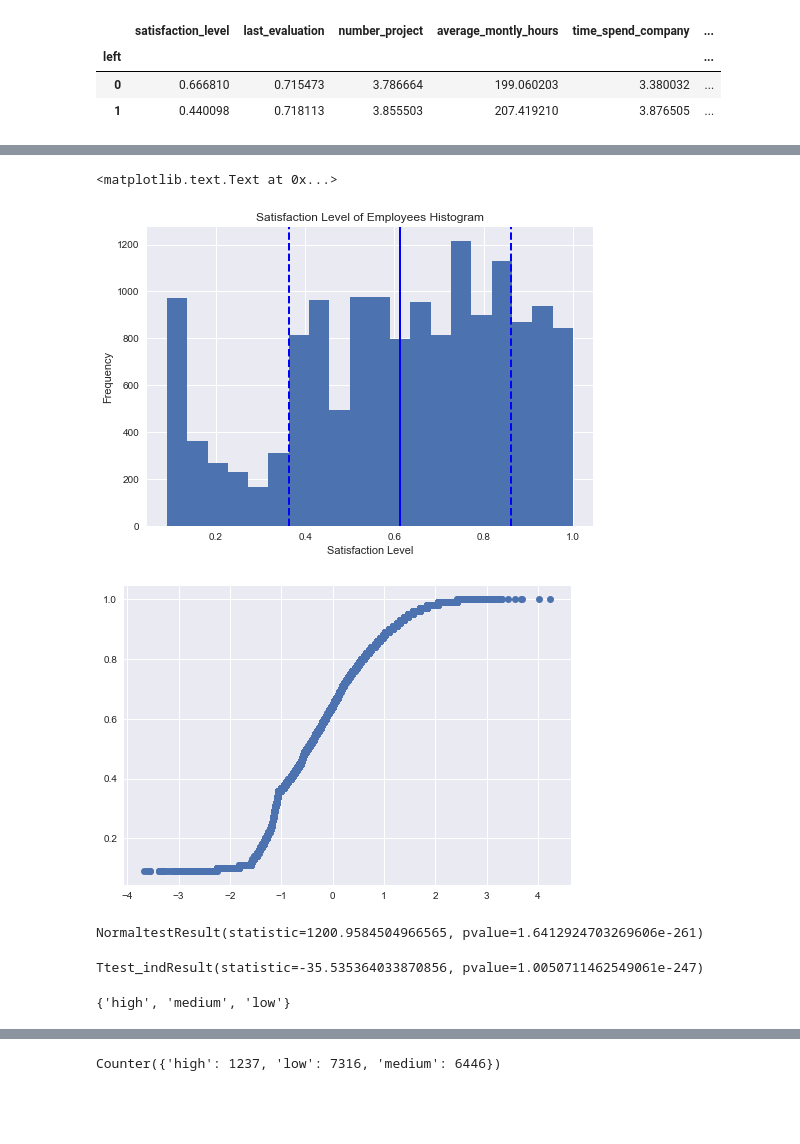
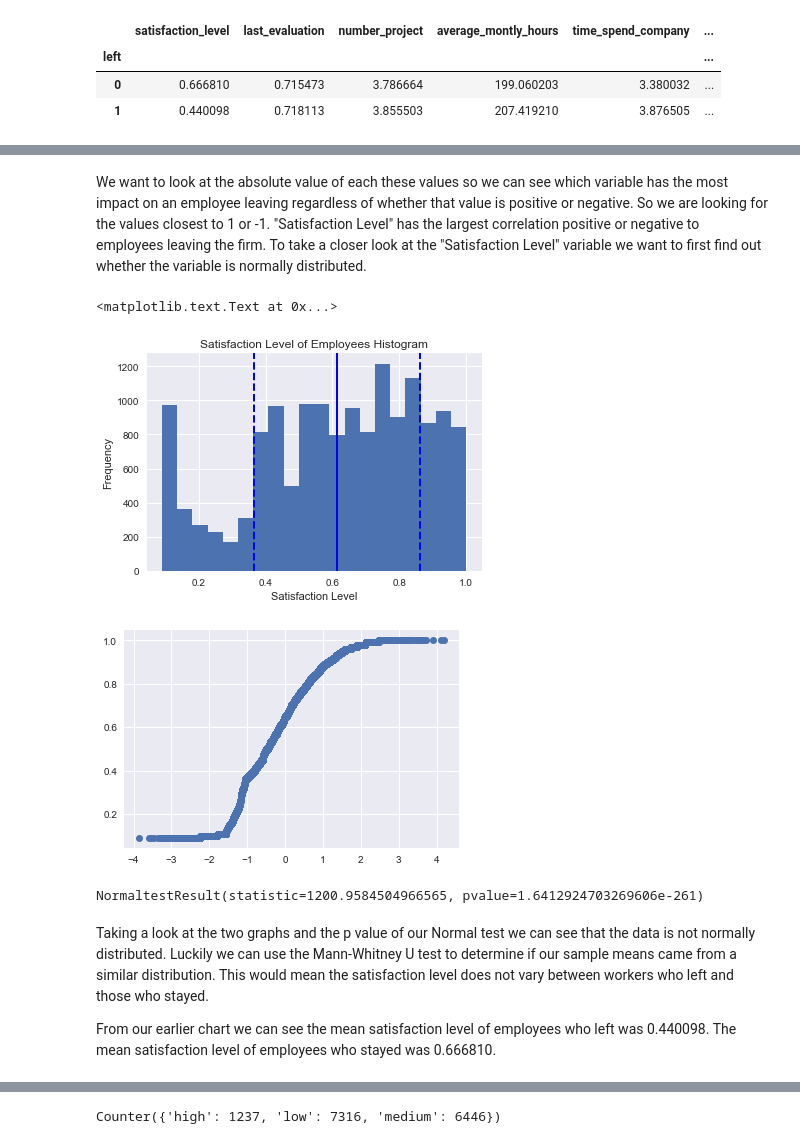
Before and after one commit to conb1299/Draft-1, a Jupyter notebook: Draft 1.ipynb, the cells around one changed output, grey strips where cells are left out. Saved outputs shown, nothing was run; the diff lists cells and outputs as text; code cells hidden in the pictures; blank space fills up the shorter version.

```diff
--- a/Draft 1.ipynb
+++ b/Draft 1.ipynb
@@ -84,0 +73,4 @@ corrframe
+# %%
+df.columns= ['Satisfaction Level', 'Last Evaluation','Number of Projects','Monthly Hours', 'Years at Company', 'Work Accident', 'Left', 'Promotion', 'Sales', 'Salary']
+corrframe = pd.DataFrame(df.corr())
+corrframe
@@ -109,15 +112,18 @@ Name: left, dtype: float64
+# %% [markdown]
+We want to look at the absolute value of each these values so we can see which variable has the most impact on an employee leaving regardless of whether that value is positive or negative. So we are looking for the values closest to 1 or -1.
+"Satisfaction Level" has the largest correlation positive or negative to employees leaving the firm. To take a closer look at the "Satisfaction Level" variable we want to first find out whether the variable is normally distributed.
 # %%
-satis = df['satisfaction_level']
+satis = df['Satisfaction Level']
 plt.hist(satis, bins=20)
 plt.axvline(satis.mean(), color='b', linestyle='solid', linewidth=2)
 plt.axvline(satis.mean() + satis.std(), color='b', linestyle='dashed', linewidth=2)
 plt.axvline(satis.mean()-satis.std(), color='b', linestyle='dashed', linewidth=2)
 plt.title('Satisfaction Level of Employees Histogram')
 plt.xlabel('Satisfaction Level')
 plt.ylabel('Frequency')
 # %% [output]
 <matplotlib.text.Text at 0x...>
-[figure, old version]
+[figure, new version]
 # %%
 satis_1 = sorted(satis)
 norm = np.random.normal(0, 1, 14999)
@@ -126,33 +132,14 @@ norm_1 = sorted(norm)
 plt.plot(norm_1, satis_1, "o")
 plt.show()
 # %% [output]
-[figure, old version]
+[figure, new version]
-# %%
-import scipy.stats as stats
-stats.normaltest(satis)
-#Taking a look at the two graphs and the p value of our Normal test we can see that the data is not normally distributed.
-#Despite the non normal distribution if we separate the means of both employees who left and those who didn't
-#we can take a t-test to try and determine significance due to the high sample size.
-# %% [output]
-NormaltestResult(statistic=1200.9584504966565, pvalue=1.6412924703269606e-261)
-# %%
-#From our earlier chart we can see the mean satisfaction level of employees who left was 0.440098.
-#The mean satisfaction level of employees who stayed was 0.666810.
-satis_left = df[df['left']==1]['satisfaction_level']
-satis_stay = df[df['left']==0]['satisfaction_level']
-#print(satis_left)
-#print (satis_stay)
-
-from scipy.stats import ttest_ind, ttest_ind_from_stats
-ttest_ind(satis_left, satis, equal_var=False)
-#Our t test stat is -35.5 with a very small p value. This tells us that satisfaction level of employees who left is indeed
-#statistically lower than the satisfcation level of all the employees as a whole.
-# %% [output]
-Ttest_indResult(statistic=-35.535364033870856, pvalue=1.0050711462549061e-247)
-# %%
-#Next we want to look at the salaries of the employees and see if more money can be spent on payroll to entice workers to stay.
-salary = df['salary']
-x = set(salary)
-print (x)
-# %% [output]
-{'high', 'medium', 'low'}
+# %%
+import scipy.stats as stats
+stats.normaltes
+# %% [output]
+NormaltestResult(statistic=1200.9584504966565, pvalue=1.6412924703269606e-261)
+# %% [markdown]
+Taking a look at the two graphs and the p value of our Normal test we can see that the data is not normally distributed. Luckily we can use the Mann-Whitney U test to determine if our sample means came from a similar distribution. This would mean the satisfaction level does not vary between workers who left and those who stayed.
+
+From our earlier chart we can see the mean satisfaction level of employees who left was 0.440098.
+The mean satisfaction level of employees who stayed was 0.666810.
```
Also changed, not shown: parts of 27 cells of this notebook.
